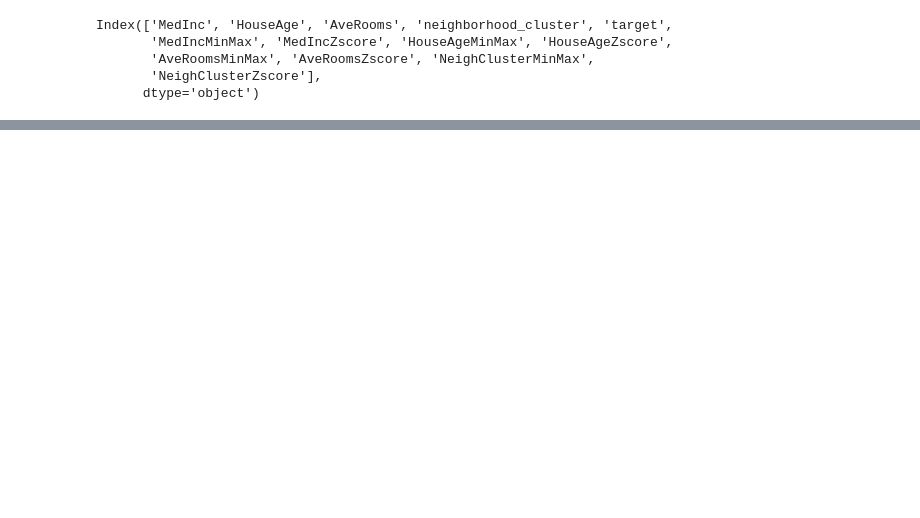
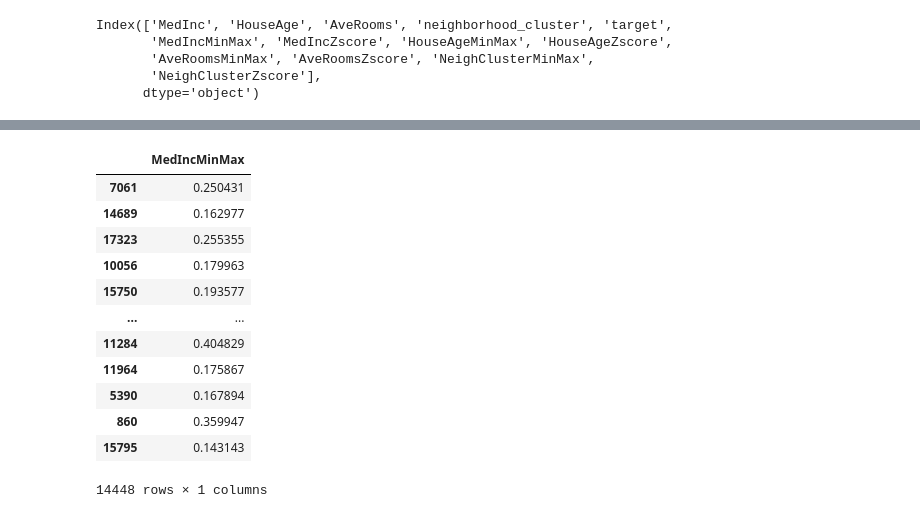
Before and after one commit to JeanBR1993/estudosML, a Jupyter notebook: estudoML.ipynb, the cells around one changed output, grey strips where cells are left out. Saved outputs shown, nothing was run; the diff lists cells and outputs as text; code cells hidden in the pictures; blank space fills up the shorter version.

```diff
--- a/estudoML.ipynb
+++ b/estudoML.ipynb
@@ -285,0 +205,16 @@ X5_zscore_train, X5_zscore_test, _, _ = dividir_treino_teste(X5_zscore, y5)
+# %%
+X1_minmax_train
+# %% [output]
+|  | MedIncMinMax |
+| 7061 | 0.250431 |
+| 14689 | 0.162977 |
+| 17323 | 0.255355 |
+| 10056 | 0.179963 |
+| 15750 | 0.193577 |
+| ... | ... |
+| 11284 | 0.404829 |
+| 11964 | 0.175867 |
+| 5390 | 0.167894 |
+| 860 | 0.359947 |
+| 15795 | 0.143143 |
+14448 rows × 1 columns
```
Also changed, not shown: parts of 9 cells of this notebook.
